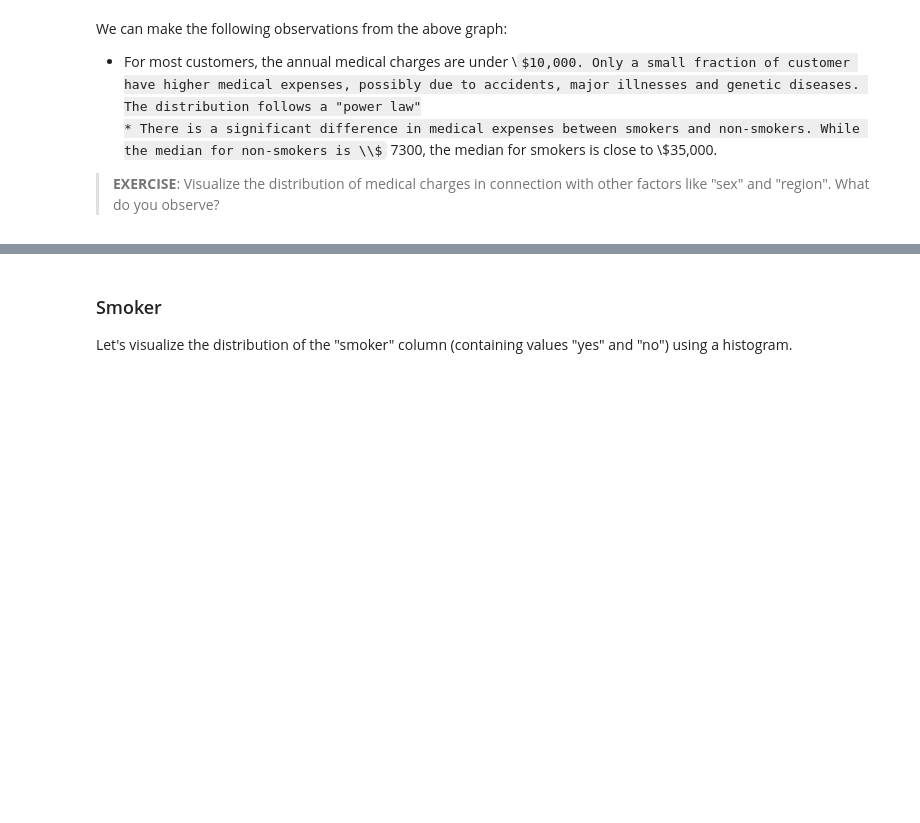
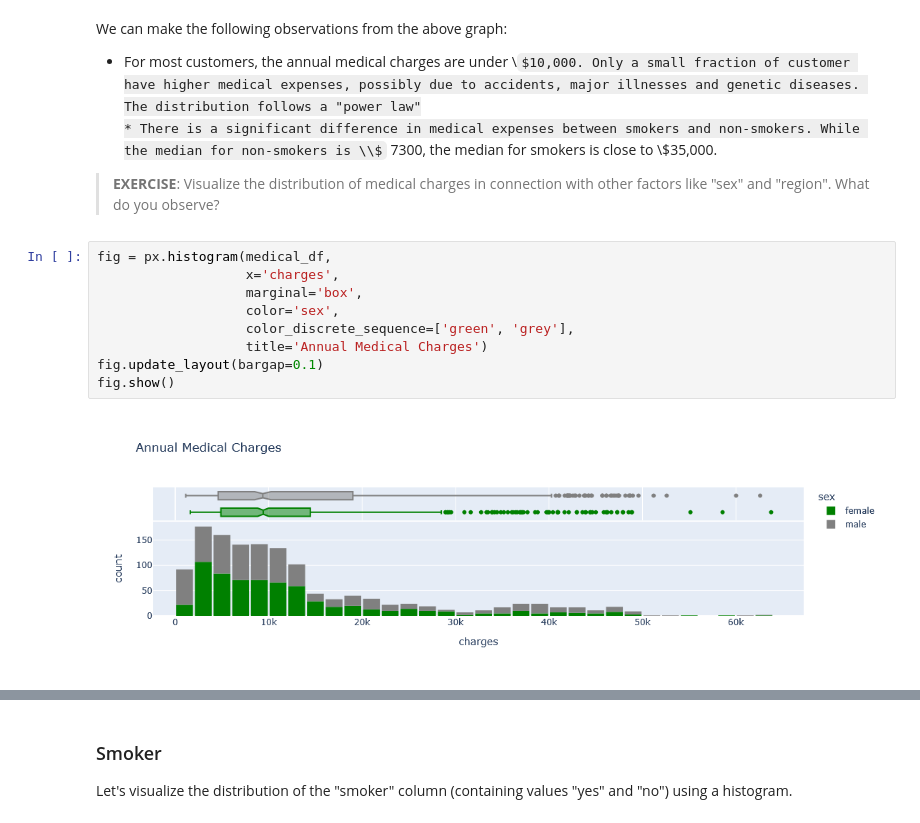
Before and after one commit to himanshish2/scikit-learn-course, a Jupyter notebook: python-sklearn-linear-regression.ipynb, the cells around one changed output, grey strips where cells are left out. Drawn from its saved outputs; the diff is of its cells as text; some formulas as TeX source; blank space fills up the shorter version.

```diff
--- a/python-sklearn-linear-regression.ipynb
+++ b/python-sklearn-linear-regression.ipynb
@@ -185,3 +232,14 @@ We can make the following observations from the above graph:
 
 
 > **EXERCISE**: Visualize the distribution of medical charges in connection with other factors like "sex" and "region". What do you observe?
+# %%
+fig = px.histogram(medical_df,
+                   x='charges',
+                   marginal='box',
+                   color='sex',
+                   color_discrete_sequence=['green', 'grey'],
+                   title='Annual Medical Charges')
+fig.update_layout(bargap=0.1)
+fig.show()
+# %% [output]
+[figure, added]
```
Also changed, not shown: parts of 43 cells of this notebook, 1 other file.
